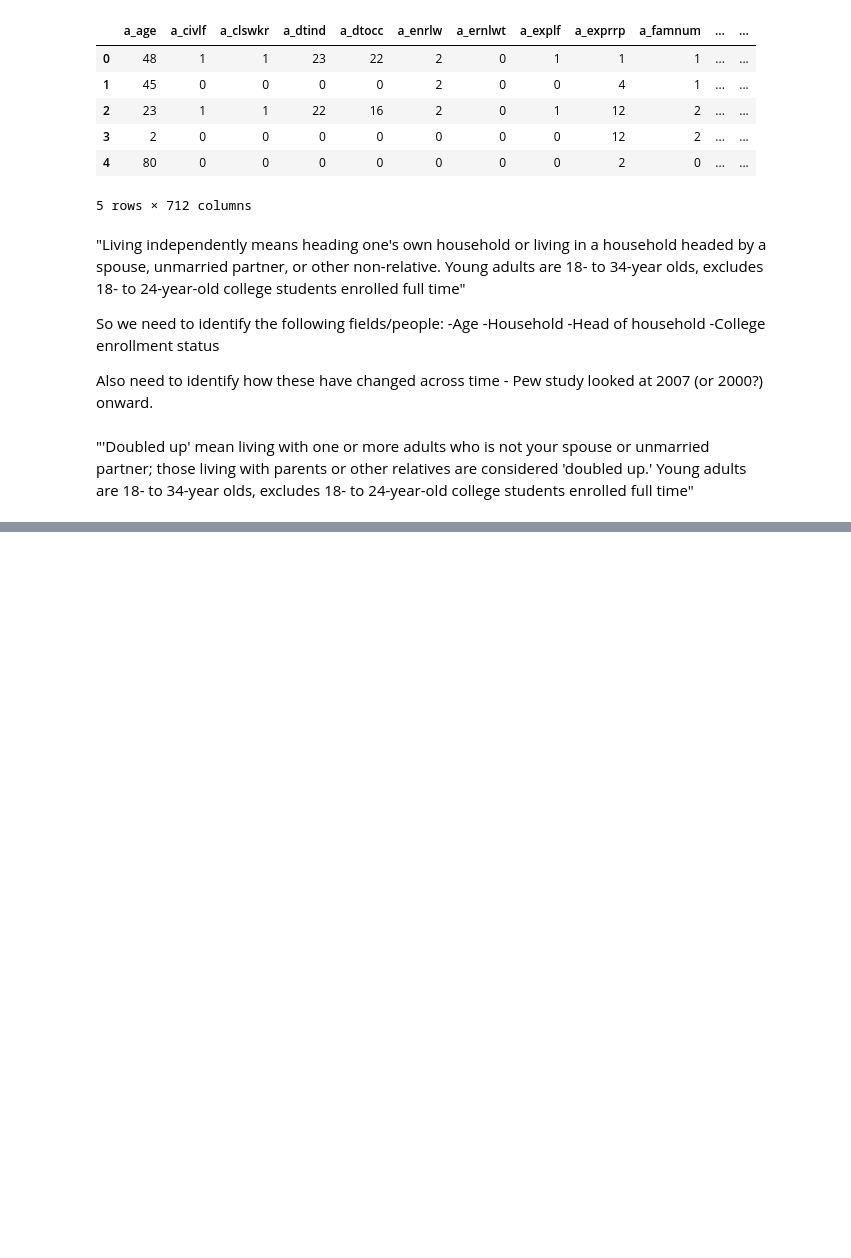
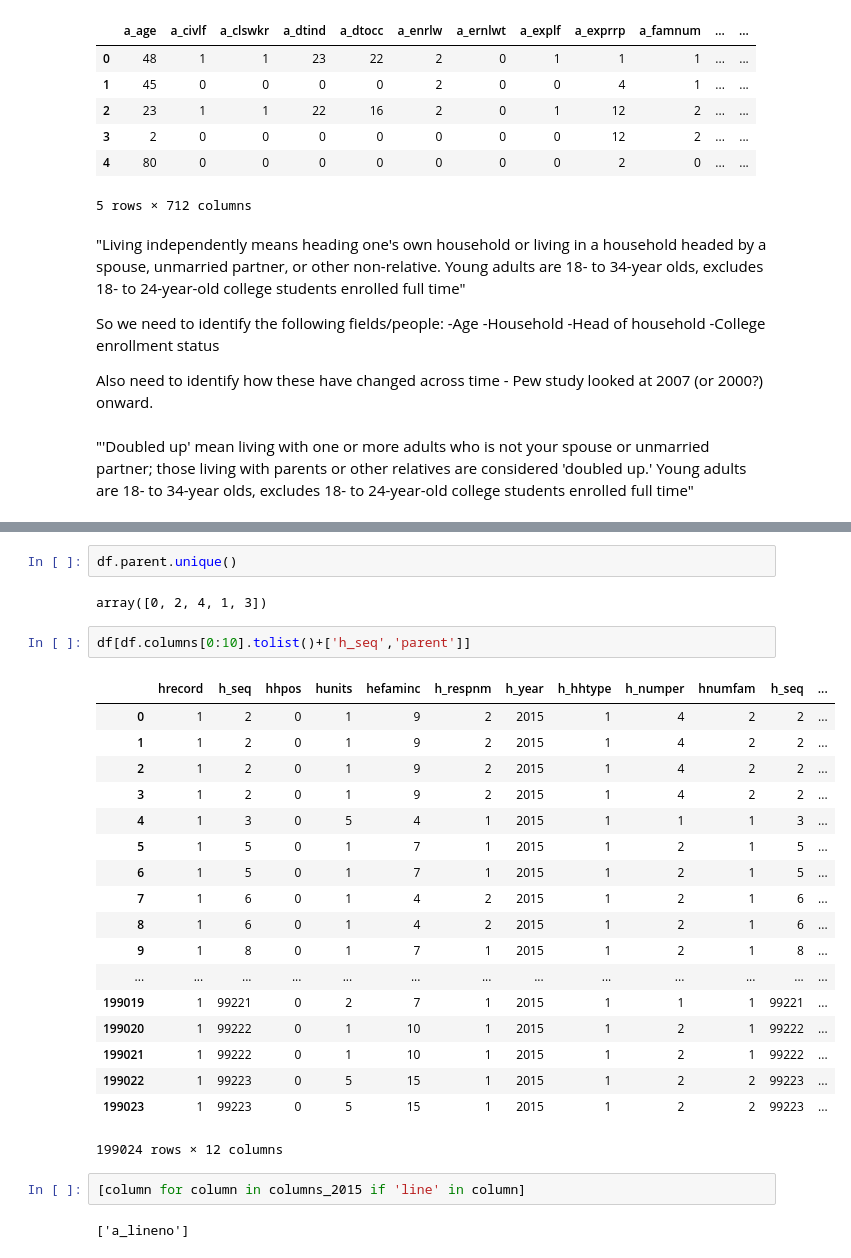
Before and after one commit to reeleis/snake_people, a Jupyter notebook: Importing Stata from CPS.ipynb, the cells around one changed output, grey strips where cells are left out. Drawn from its saved outputs; the diff is of its cells as text; blank space fills up the shorter version.

```diff
--- a/Importing Stata from CPS.ipynb
+++ b/Importing Stata from CPS.ipynb
@@ -87,0 +136,29 @@ Also need to identify how these have changed across time - Pew study looked at 2
+# %%
+df.parent.unique()
+# %% [output]
+array([0, 2, 4, 1, 3])
+# %%
+df[df.columns[0:10].tolist()+['h_seq','parent']]
+# %% [output]
+|  | hrecord | h_seq | hhpos | hunits | hefaminc | h_respnm | h_year | h_hhtype | h_numper | hnumfam | h_seq | ... |
+| 0 | 1 | 2 | 0 | 1 | 9 | 2 | 2015 | 1 | 4 | 2 | 2 | ... |
+| 1 | 1 | 2 | 0 | 1 | 9 | 2 | 2015 | 1 | 4 | 2 | 2 | ... |
+| 2 | 1 | 2 | 0 | 1 | 9 | 2 | 2015 | 1 | 4 | 2 | 2 | ... |
+| 3 | 1 | 2 | 0 | 1 | 9 | 2 | 2015 | 1 | 4 | 2 | 2 | ... |
+| 4 | 1 | 3 | 0 | 5 | 4 | 1 | 2015 | 1 | 1 | 1 | 3 | ... |
+| 5 | 1 | 5 | 0 | 1 | 7 | 1 | 2015 | 1 | 2 | 1 | 5 | ... |
+| 6 | 1 | 5 | 0 | 1 | 7 | 1 | 2015 | 1 | 2 | 1 | 5 | ... |
+| 7 | 1 | 6 | 0 | 1 | 4 | 2 | 2015 | 1 | 2 | 1 | 6 | ... |
+| 8 | 1 | 6 | 0 | 1 | 4 | 2 | 2015 | 1 | 2 | 1 | 6 | ... |
+| 9 | 1 | 8 | 0 | 1 | 7 | 1 | 2015 | 1 | 2 | 1 | 8 | ... |
+| ... | ... | ... | ... | ... | ... | ... | ... | ... | ... | ... | ... | ... |
+| 199019 | 1 | 99221 | 0 | 2 | 7 | 1 | 2015 | 1 | 1 | 1 | 99221 | ... |
+| 199020 | 1 | 99222 | 0 | 1 | 10 | 1 | 2015 | 1 | 2 | 1 | 99222 | ... |
+| 199021 | 1 | 99222 | 0 | 1 | 10 | 1 | 2015 | 1 | 2 | 1 | 99222 | ... |
+| 199022 | 1 | 99223 | 0 | 5 | 15 | 1 | 2015 | 1 | 2 | 2 | 99223 | ... |
+| 199023 | 1 | 99223 | 0 | 5 | 15 | 1 | 2015 | 1 | 2 | 2 | 99223 | ... |
+199024 rows × 12 columns
+# %%
+[column for column in columns_2015 if 'line' in column]
+# %% [output]
+['a_lineno']
```
Also changed, not shown: parts of 10 cells of this notebook.
